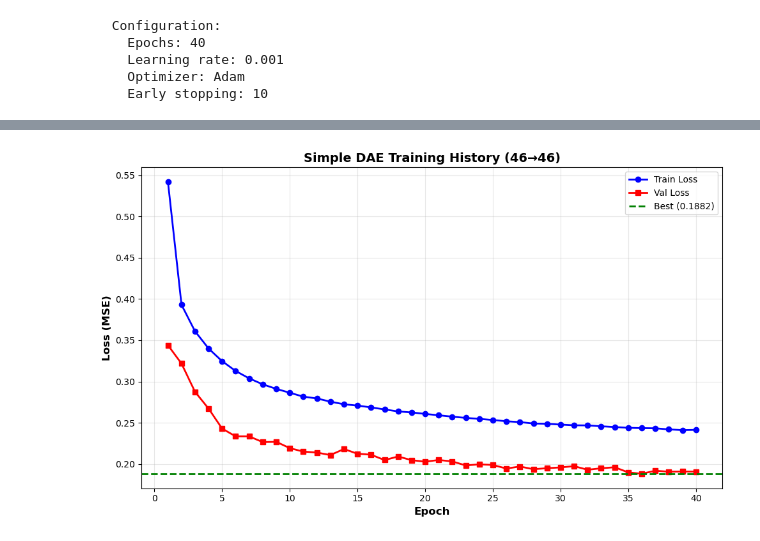
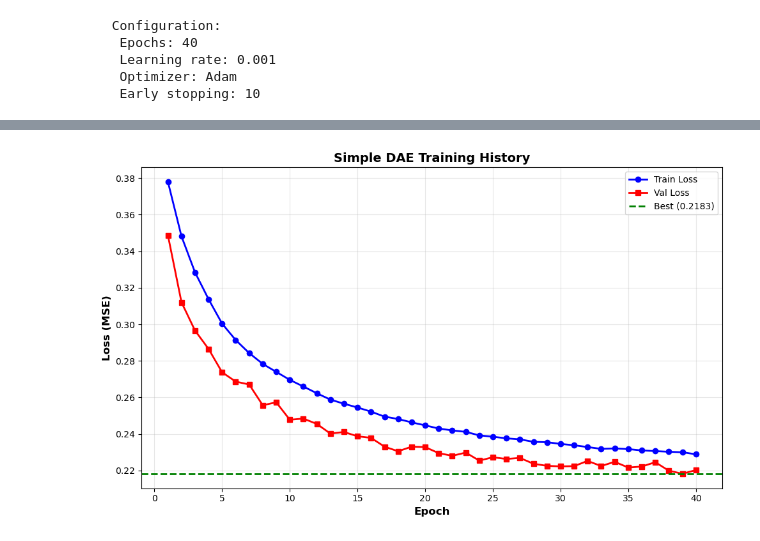
Before and after one commit to adikansara23-oss/ML-V2X-Project, a Jupyter notebook: Berlin V2X Implementation/005. DAE_all_feature.ipynb, the cells around one changed output, grey strips where cells are left out. Cells and saved outputs as stored; diff of their text form; code cells hidden in the pictures.

```diff
--- a/Berlin V2X Implementation/005. DAE_all_feature.ipynb
+++ b/Berlin V2X Implementation/005. DAE_all_feature.ipynb
@@ -186,0 +226,3 @@ Scaled data statistics:
+# %%
+context_features = [col for col in context_features
+                    if col not in exclude_patterns]
@@ -225,0 +301,19 @@ for col in context_features:
+# %%
+
+
+# Combine: [scaled continuous | raw context]
+train_full = np.hstack([train_scaled,train_context])
+val_full = np.hstack([val_scaled,val_context])
+test_full = np.hstack([test_scaled,test_context])
+
+print(f"\n Combined features:")
+print(f"   Train: {train_full.shape}")
+print(f"   Val: {val_full.shape}")
+print(f"   Test: {test_full.shape}")
+
+# Verify
+print(f"\n Full input statistics:")
+print(f"   Mean: {np.nanmean(train_full):.4f}")
+print(f"   Std: {np.nanstd(train_full):.4f}")
+print(f"   Min: {np.nanmin(train_full):.4f}")
+print(f"   Max: {np.nanmax(train_full):.4f}")
@@ -327,7 +449,7 @@ print(f"     Batch size: {BATCH_SIZE}")
 
 class SimpleDenoisingAutoencoder(nn.Module):
     """Simple autoencoder: 46 → 128 → 64 → 32 → 64 → 128 → 46"""
-    def __init__(self, input_dim, hidden_dims=[128, 64, 32]):
+    def __init__(self, input_dim, output_dim, hidden_dims=[128, 64, 32]):
         super(SimpleDenoisingAutoencoder, self).__init__()
 
         # Encoder
@@ -346,7 +468,7 @@ class SimpleDenoisingAutoencoder(nn.Module):
 
         # Decoder
         decoder_layers = []
-        reversed_dims = list(reversed(hidden_dims[:-1])) + [input_dim]
+        reversed_dims = list(reversed(hidden_dims[:-1])) + [output_dim]
 
         for i, hidden_dim in enumerate(reversed_dims):
             decoder_layers.append(nn.Linear(prev_dim, hidden_dim))
@@ -368,11 +490,12 @@ class SimpleDenoisingAutoencoder(nn.Module):
 
 INPUT_DIM = 45
 HIDDEN_DIMS = [128, 64, 32]
+output_dim= 37
 
-model = SimpleDenoisingAutoencoder(INPUT_DIM, HIDDEN_DIMS).to(device)
+model = SimpleDenoisingAutoencoder(INPUT_DIM,output_dim, HIDDEN_DIMS).to(device)
 
 print(f"\n Model created:")
-print(f"     Architecture: {INPUT_DIM} → {' → '.join(map(str, HIDDEN_DIMS))} → {' → '.join(map(str, reversed(HIDDEN_DIMS[:-1])))} → {INPUT_DIM}")
-print(f"     Parameters: {sum(p.numel() for p in model.parameters()):,}")
+print(f"   Architecture: {INPUT_DIM} → {' → '.join(map(str, HIDDEN_DIMS))} → {' → '.join(map(str, reversed(HIDDEN_DIMS[:-1])))} → {output_dim}")
+print(f"   Parameters: {sum(p.numel() for p in model.parameters()):,}")
 # %% [output]
  Model created:
@@ -505,32 +628,34 @@ Epoch    Train Loss      Val Loss        Time       Status
 # %%
 fig, ax = plt.subplots(1, 1, figsize=(10, 6))
 
 epochs = range(1, len(history['train_loss']) + 1)
 
 ax.plot(epochs, history['train_loss'], 'b-', label='Train Loss', linewidth=2, marker='o')
 ax.plot(epochs, history['val_loss'], 'r-', label='Val Loss', linewidth=2, marker='s')
 ax.axhline(y=best_val_loss, color='g', linestyle='--', linewidth=2, label=f'Best ({best_val_loss:.4f})')
 ax.set_xlabel('Epoch', fontsize=12, fontweight='bold')
 ax.set_ylabel('Loss (MSE)', fontsize=12, fontweight='bold')
-ax.set_title('Simple DAE Training History (46→46)', fontsize=14, fontweight='bold')
+ax.set_title('Simple DAE Training History', fontsize=14, fontweight='bold')
 ax.legend(fontsize=10)
 ax.grid(alpha=0.3)
 
 plt.tight_layout()
 
 plt.show()
 
+
 print(" SIMPLE DAE TRAINING COMPLETE")
 
 
 print(f"""
-RESULTS:
-    Best validation loss: {best_val_loss:.6f}
-    Epochs: {len(history['train_loss'])}
+  RESULTS:
+   Best validation loss: {best_val_loss:.6f}
+   Epochs: {len(history['train_loss'])}
    Total time: {sum(history['epoch_times']):.1f}s
 
+ NEXT: Evaluate on test set!
 """)
 # %% [output]
-[figure, old version]
+[figure, new version]
  SIMPLE DAE TRAINING COMPLETE
 
```
Also changed, not shown: parts of 29 cells of this notebook, 31 other files.
